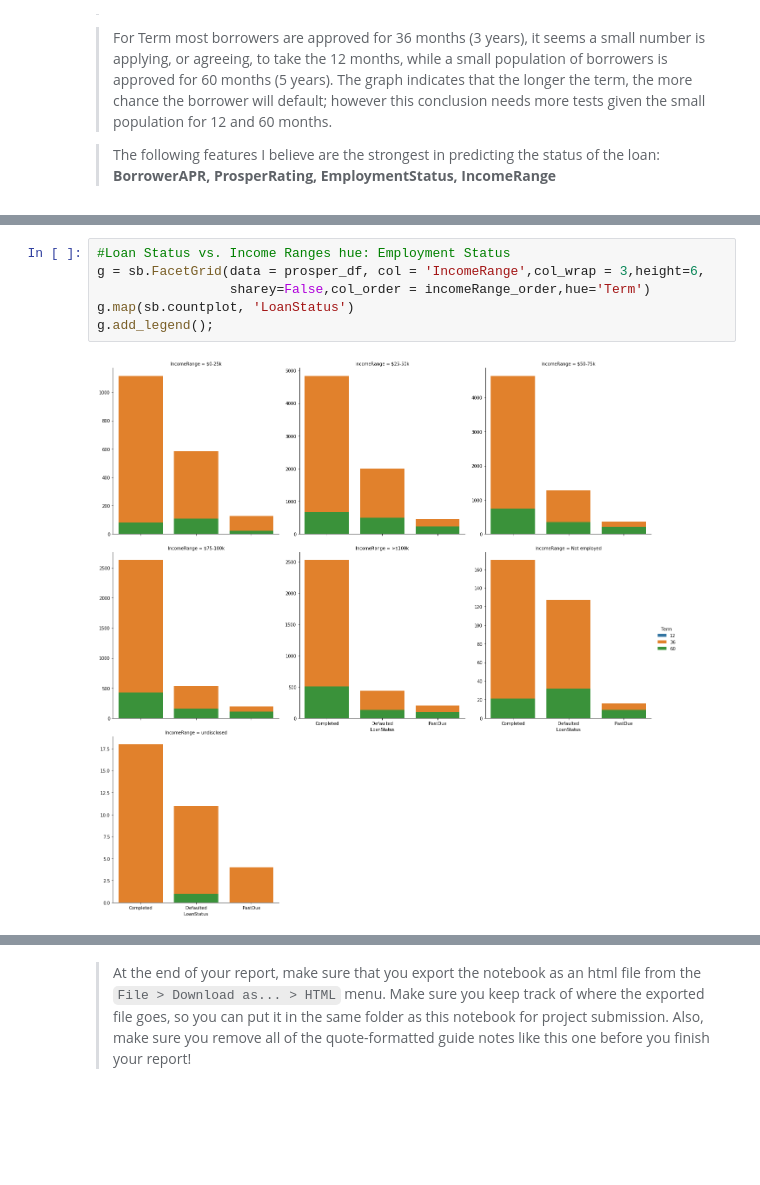
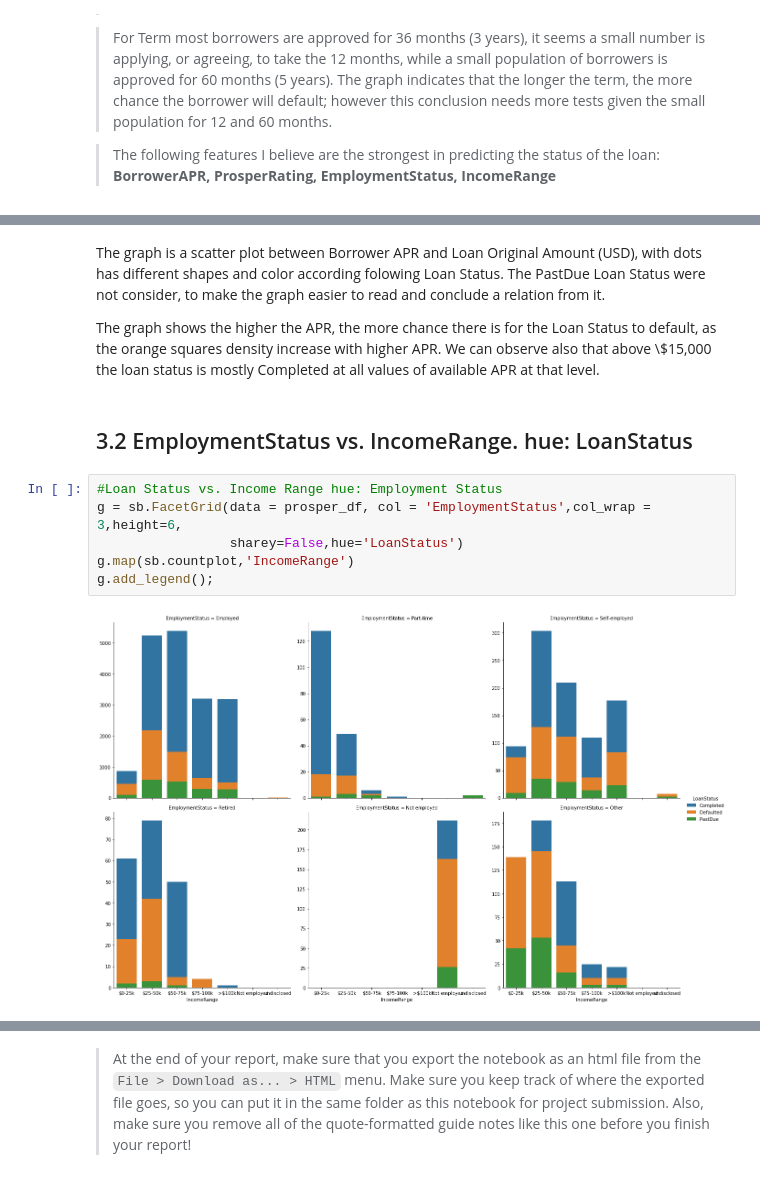
Before and after one commit to yaman-jaghbeer/Communicate-Data-Finding, a Jupyter notebook: exploration.ipynb, the cells around one changed output, grey strips where cells are left out. Saved outputs shown, nothing was run; the diff lists cells and outputs as text; blank space fills up the shorter version.

```diff
--- a/exploration.ipynb
+++ b/exploration.ipynb
@@ -762,8 +764,16 @@ plt.legend(['Completed','Defaulted'])
+# %% [markdown]
+The graph is a scatter plot between Borrower APR and Loan Original Amount (USD), with dots has different shapes and color according folowing Loan Status.
+The PastDue Loan Status were not consider, to make the graph easier to read and conclude a relation from it.
+
+The graph shows the higher the APR, the more chance there is for the Loan Status to default, as the orange squares density increase with higher APR.
+We can observe also that above \\$15,000 the loan status is mostly Completed at all values of available APR at that level.
+# %% [markdown]
+## 3.2  EmploymentStatus vs. IncomeRange. hue: LoanStatus
 # %%
-#Loan Status vs. Income Ranges hue: Employment Status
-g = sb.FacetGrid(data = prosper_df, col = 'IncomeRange',col_wrap = 3,height=6,
-                 sharey=False,col_order = incomeRange_order,hue='Term')
-g.map(sb.countplot, 'LoanStatus')
+#Loan Status vs. Income Range hue: Employment Status
+g = sb.FacetGrid(data = prosper_df, col = 'EmploymentStatus',col_wrap = 3,height=6,
+                 sharey=False,hue='LoanStatus')
+g.map(sb.countplot,'IncomeRange')
 g.add_legend();
 # %% [output]
-[figure, old version]
+[figure, new version]
```
Also changed, not shown: parts of 9 cells of this notebook.
